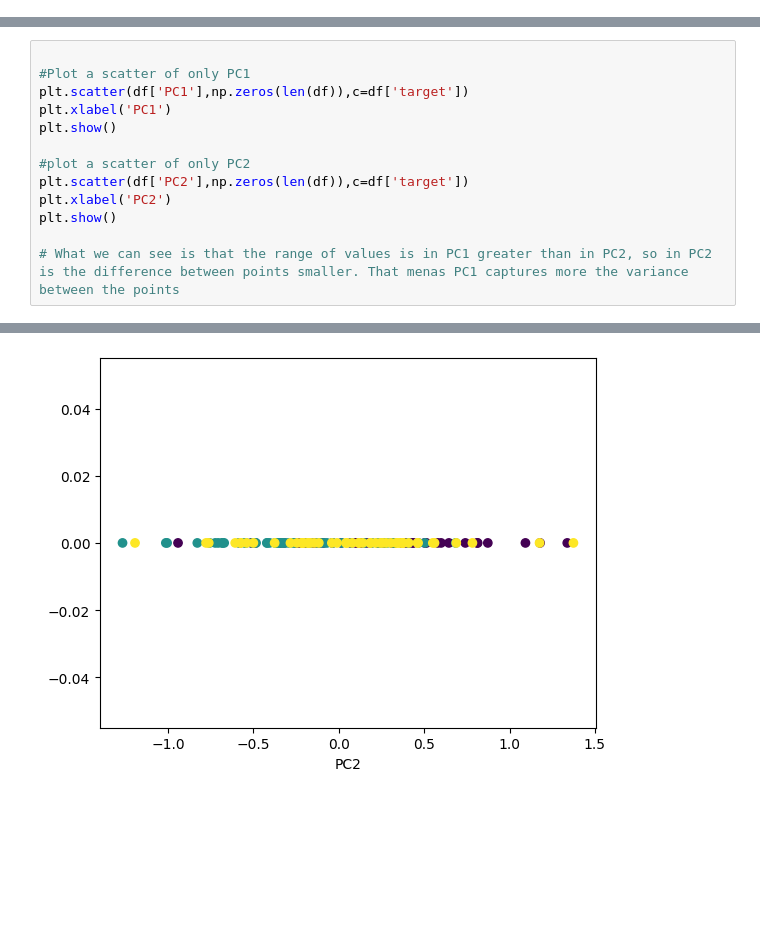
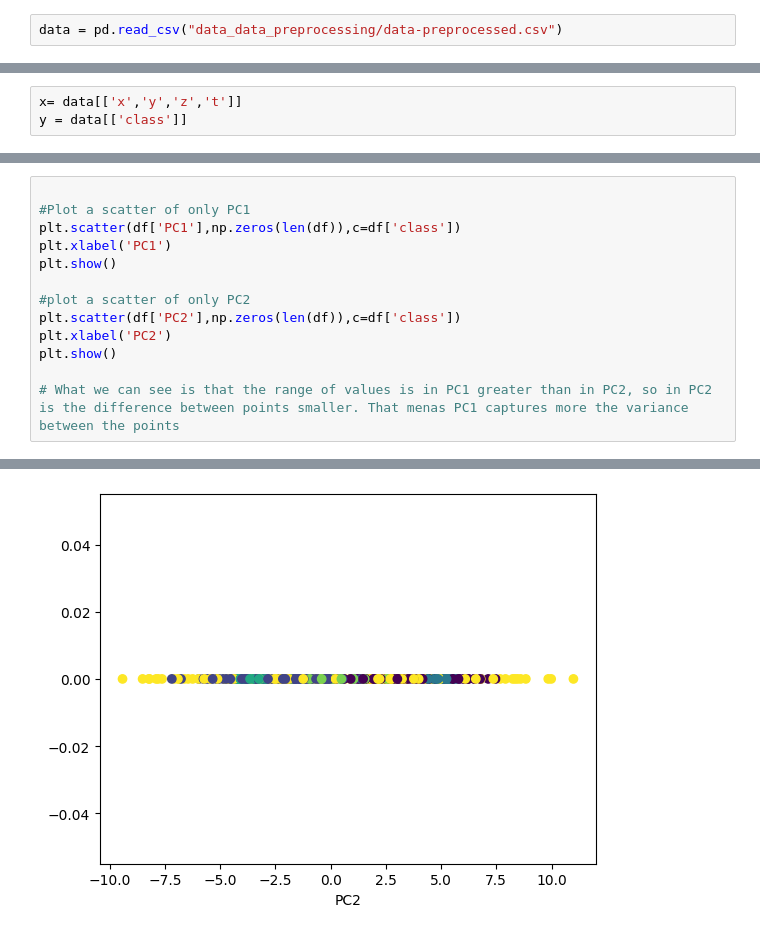
Before and after one commit to SavasKoeklu/NEC_A3, a Jupyter notebook: pca.ipynb, the cells around one changed output, grey strips where cells are left out. Cells and saved outputs as stored; diff of their text form; blank space fills up the shorter version.

```diff
--- a/pca.ipynb
+++ b/pca.ipynb
@@ -13,0 +7,2 @@ y= pd.DataFrame(iris.target, columns=['target'])
+# %%
+data = pd.read_csv("data_data_preprocessing/data-preprocessed.csv")
@@ -14,3 +18,6 @@ y= pd.DataFrame(iris.target, columns=['target'])
+# %%
+x= data[['x','y','z','t']]
+y = data[['class']]
 # %%
 x.head()
 # %% [output]
@@ -116,12 +114,12 @@ plt.show()
 # %%
 
 #Plot a scatter of only PC1
-plt.scatter(df['PC1'],np.zeros(len(df)),c=df['target'])
+plt.scatter(df['PC1'],np.zeros(len(df)),c=df['class'])
 plt.xlabel('PC1')
 plt.show()
 
 #plot a scatter of only PC2
-plt.scatter(df['PC2'],np.zeros(len(df)),c=df['target'])
+plt.scatter(df['PC2'],np.zeros(len(df)),c=df['class'])
 plt.xlabel('PC2')
 plt.show()
 
@@ -131 +129 @@ plt.show()
-[figure, old version]
+[figure, new version]
```
Also changed, not shown: parts of 27 cells of this notebook, 1 other file.
